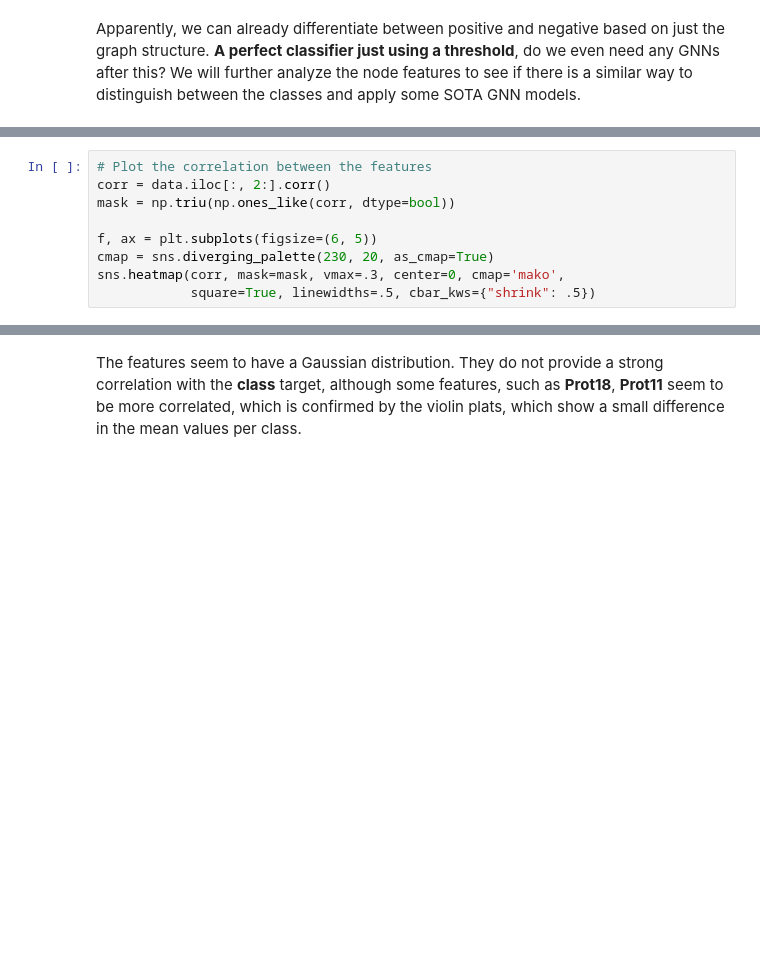
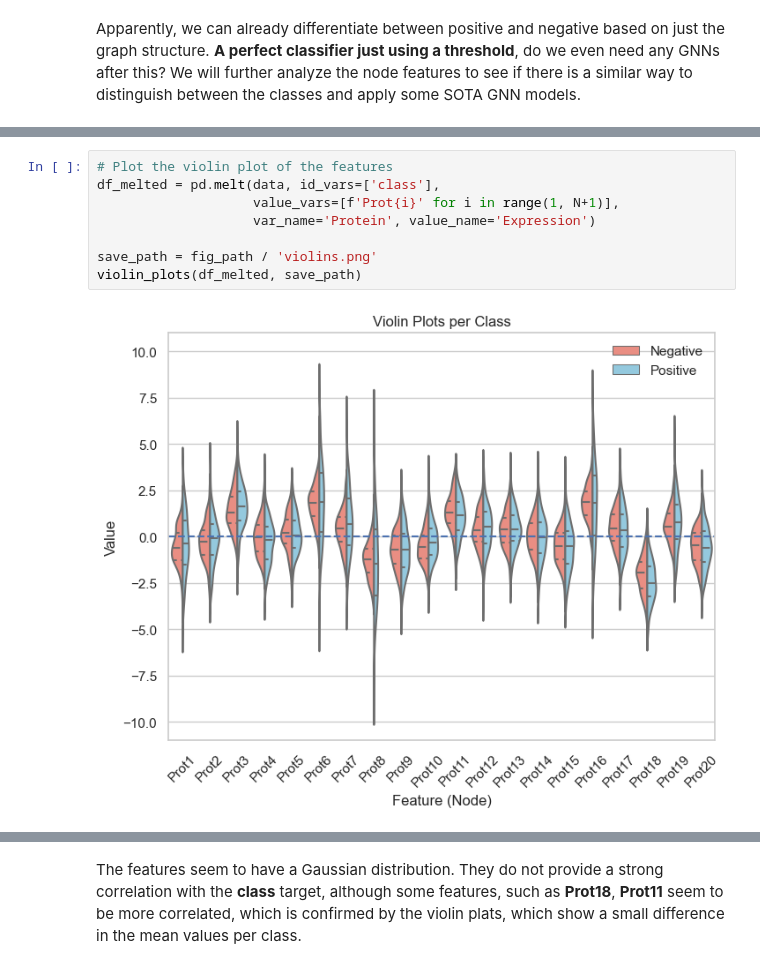
Before and after one commit to Bulbatronik/Exploring-GNN-for-Gaussian-Graphs, a Jupyter notebook: notebooks/project.ipynb, the cells around one changed output, grey strips where cells are left out. Drawn from its saved outputs; the diff is of its cells as text; blank space fills up the shorter version.

```diff
--- a/notebooks/project.ipynb
+++ b/notebooks/project.ipynb
@@ -265,9 +155,0 @@ plt.show()
-# %%
-# Plot the correlation between the features
-corr = data.iloc[:, 2:].corr()
-mask = np.triu(np.ones_like(corr, dtype=bool))
-
-f, ax = plt.subplots(figsize=(6, 5))
-cmap = sns.diverging_palette(230, 20, as_cmap=True)
-sns.heatmap(corr, mask=mask, vmax=.3, center=0, cmap='mako',
-            square=True, linewidths=.5, cbar_kws={"shrink": .5})
@@ -276,0 +165,10 @@ sns.heatmap(corr, mask=mask, vmax=.3, center=0, cmap='mako',
+# %%
+# Plot the violin plot of the features
+df_melted = pd.melt(data, id_vars=['class'],
+                    value_vars=[f'Prot{i}' for i in range(1, N+1)],
+                    var_name='Protein', value_name='Expression')
+
+save_path = fig_path / 'violins.png'
+violin_plots(df_melted, save_path)
+# %% [output]
+[figure, added]
```
Also changed, not shown: parts of 28 cells of this notebook, 4 other files.
